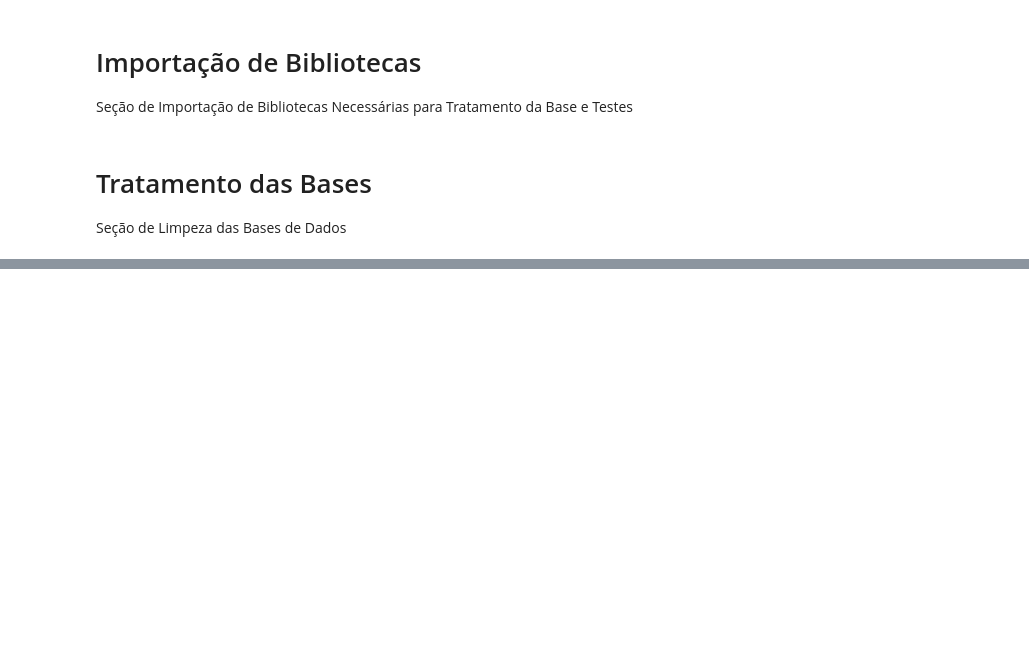
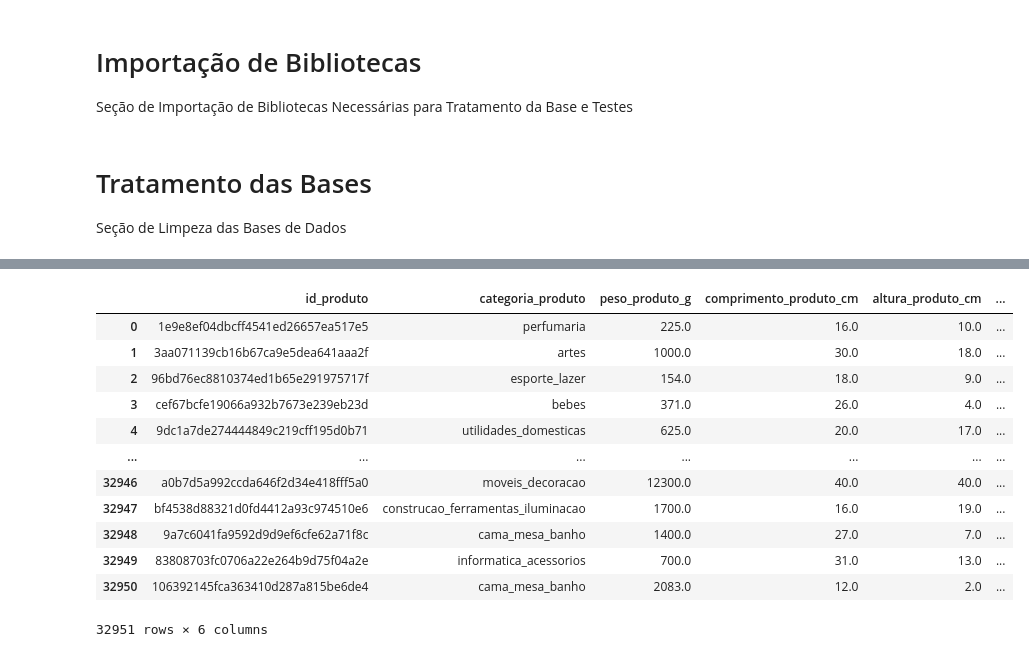
Before and after one commit to madusagii/Z-O, a Jupyter notebook: z-o.ipynb, the cells around one changed output, grey strips where cells are left out. Drawn from its saved outputs; the diff is of its cells as text; code cells hidden in the pictures; blank space fills up the shorter version.

```diff
--- a/z-o.ipynb
+++ b/z-o.ipynb
@@ -31,0 +14,24 @@ df_treino_canceladas
+# %%
+# Leitura e Criação de DF's
+
+df_category = pd.read_csv('category.csv')
+
+df_customers = pd.read_csv('customers.csv')
+
+df_geolocation = pd.read_csv('geolocation.csv')
+
+df_order_items = pd.read_csv('order_items.csv')
+
+df_order_payments = pd.read_csv('order_payments.csv')
+
+df_order_reviews = pd.read_csv('order_reviews.csv')
+
+df_products = pd.read_csv('products.csv')
+
+df_sellers = pd.read_csv('sellers.csv')
+
+df_sample = pd.read_csv('sample_submission.csv')
+
+df_teste = pd.read_csv('teste_kaggle.csv')
+
+df_treino = pd.read_csv('treino.csv')
@@ -31,0 +158,21 @@ df_treino_canceladas
+# %%
+#Área de Tratamento de df_products
+
+df_products = df_products.drop(columns = ['product_name_lenght', 'product_description_lenght', 'product_photos_qty'])
+df_products = df_products.rename(columns= {'product_id': 'id_produto', 'product_category_name': 'categoria_produto', 'product_weight_g': 'peso_produto_g', 'product_length_cm': 'comprimento_produto_cm', 'product_height_cm': 'altura_produto_cm', 'product_width_cm': 'largura_produto_cm'})
+df_products = df_products.drop_duplicates(subset = ['id_produto']).dropna(subset = ['id_produto'])
+df_products
+# %% [output]
+|  | id_produto | categoria_produto | peso_produto_g | comprimento_produto_cm | altura_produto_cm | ... |
+| 0 | 1e9e8ef04dbcff4541ed26657ea517e5 | perfumaria | 225.0 | 16.0 | 10.0 | ... |
+| 1 | 3aa071139cb16b67ca9e5dea641aaa2f | artes | 1000.0 | 30.0 | 18.0 | ... |
+| 2 | 96bd76ec8810374ed1b65e291975717f | esporte_lazer | 154.0 | 18.0 | 9.0 | ... |
+| 3 | cef67bcfe19066a932b7673e239eb23d | bebes | 371.0 | 26.0 | 4.0 | ... |
+| 4 | 9dc1a7de274444849c219cff195d0b71 | utilidades_domesticas | 625.0 | 20.0 | 17.0 | ... |
+| ... | ... | ... | ... | ... | ... | ... |
+| 32946 | a0b7d5a992ccda646f2d34e418fff5a0 | moveis_decoracao | 12300.0 | 40.0 | 40.0 | ... |
+| 32947 | bf4538d88321d0fd4412a93c974510e6 | construcao_ferramentas_iluminacao | 1700.0 | 16.0 | 19.0 | ... |
+| 32948 | 9a7c6041fa9592d9d9ef6cfe62a71f8c | cama_mesa_banho | 1400.0 | 27.0 | 7.0 | ... |
+| 32949 | 83808703fc0706a22e264b9d75f04a2e | informatica_acessorios | 700.0 | 31.0 | 13.0 | ... |
+| 32950 | 106392145fca363410d287a815be6de4 | cama_mesa_banho | 2083.0 | 12.0 | 2.0 | ... |
+32951 rows × 6 columns
```
Also changed, not shown: parts of 11 cells of this notebook, 8 other files.
